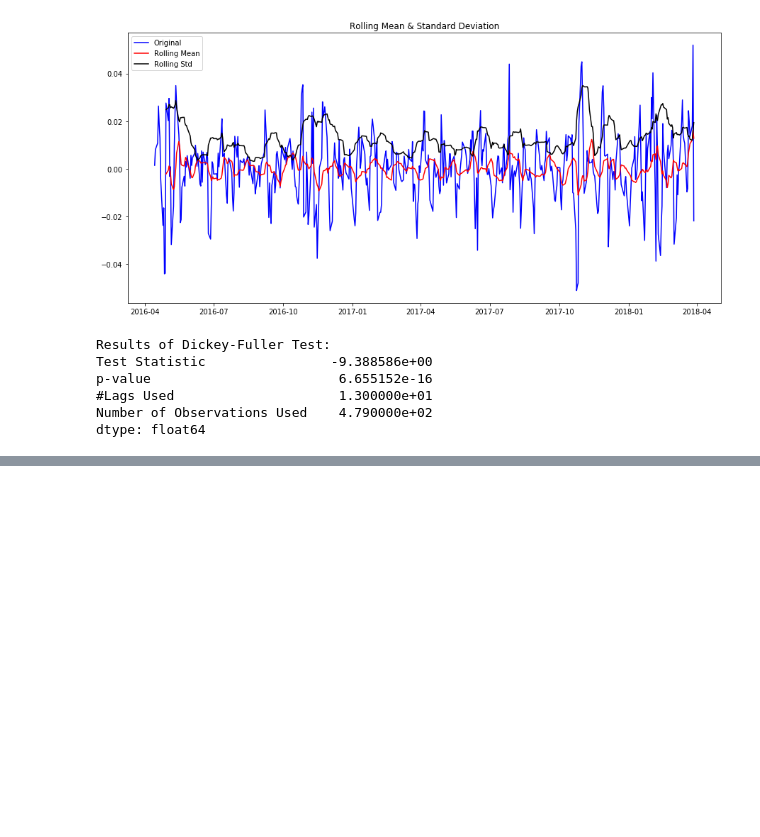
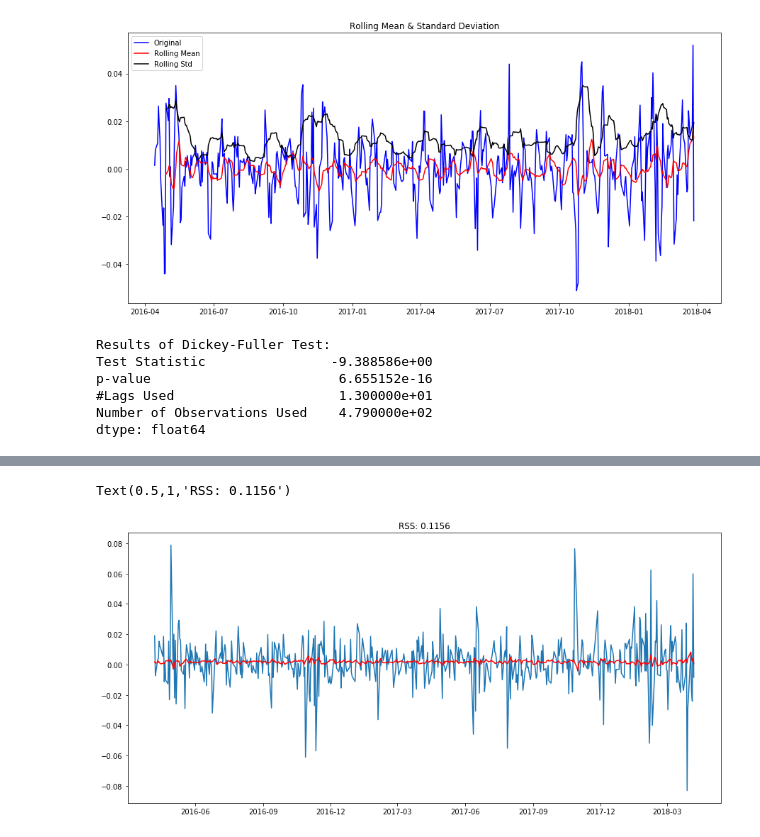
Before and after one commit to jasonrims/Time_series, a Jupyter notebook: Time_Series.ipynb, the cells around one changed output, grey strips where cells are left out. Saved outputs shown, nothing was run; the diff lists cells and outputs as text; code cells hidden in the pictures; blank space fills up the shorter version.

```diff
--- a/Time_Series.ipynb
+++ b/Time_Series.ipynb
@@ -201,0 +238,10 @@ dtype: float64
+# %%
+#AR MODEL
+model = ARIMA(amazon_log,order=(2,1,0))
+result_AR = model.fit(disp=-1)
+plt.plot(amazon_log_shift)
+plt.plot(result_AR.fittedvalues, color='red')
+plt.title('RSS: %.4f'% sum((result_AR.fittedvalues-amazon_log_shift)**2))
+# %% [output]
+Text(0.5,1,'RSS: 0.1156')
+[figure, added]
```
Also changed, not shown: parts of 11 cells of this notebook.
